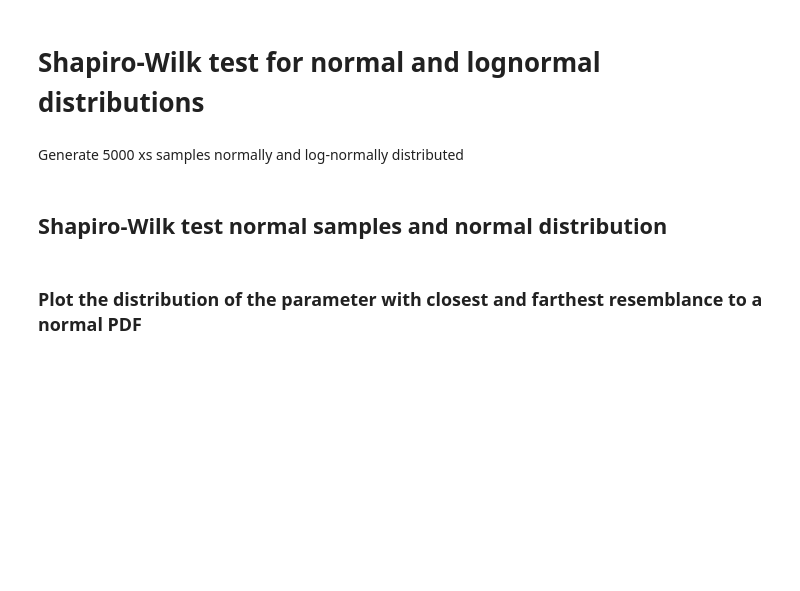
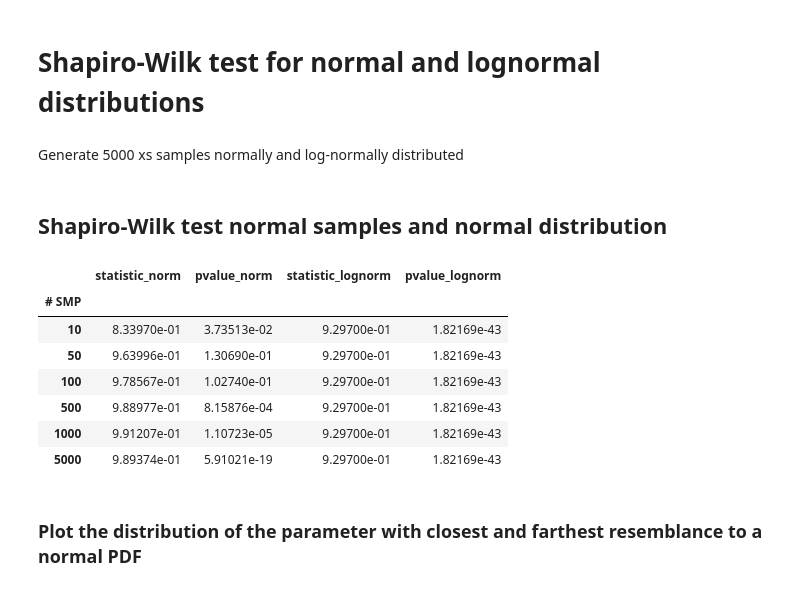
Before and after one commit to luca-fiorito-11/sandy, a Jupyter notebook: notebooks/notebook_shapiro.ipynb, the cells around one changed output. Cells and saved outputs as stored; diff of their text form; code cells hidden in the pictures; blank space fills up the shorter version.

```diff
--- a/notebooks/notebook_shapiro.ipynb
+++ b/notebooks/notebook_shapiro.ipynb
@@ -26,17 +38,26 @@ smp_lognorm = tape.get_perturbations(nsmp, njoy_kws=njoy_kws, smp_kws=dict(seed3
 # %%
 stat_norm = []
 stat_lognorm = []
 for n in [10, 50, 100, 500, 1000, 5000]:
-    df = smp_norm.test_shapiro(pdf="normal", size=n)
+    df = test_shapiro(smp_norm, pdf="normal", size=n)
     idx = df.statistic.idxmin()
     stat_norm.append(df.loc[idx].rename(n))
 
-    df = smp_norm.test_shapiro(pdf="lognormal", size=n)
+    df = test_shapiro(smp_norm, pdf="lognormal", size=n)
     idx = df.statistic.idxmin()
     stat_lognorm.append(df.loc[idx].rename(n))
 
 opts = dict(left_index=True, right_index=True, suffixes=("_norm", "_lognorm"))
 pd.DataFrame(stat_norm).merge(pd.DataFrame(stat_lognorm), **opts).rename_axis("# SMP")
+# %% [output]
+|  | statistic_norm | pvalue_norm | statistic_lognorm | pvalue_lognorm |
+| # SMP |  |  |  |  |
+| 10 | 8.33970e-01 | 3.73513e-02 | 9.29700e-01 | 1.82169e-43 |
+| 50 | 9.63996e-01 | 1.30690e-01 | 9.29700e-01 | 1.82169e-43 |
+| 100 | 9.78567e-01 | 1.02740e-01 | 9.29700e-01 | 1.82169e-43 |
+| 500 | 9.88977e-01 | 8.15876e-04 | 9.29700e-01 | 1.82169e-43 |
+| 1000 | 9.91207e-01 | 1.10723e-05 | 9.29700e-01 | 1.82169e-43 |
+| 5000 | 9.89374e-01 | 5.91021e-19 | 9.29700e-01 | 1.82169e-43 |
 # %% [markdown]
 ### Plot the distribution of the parameter with closest and farthest resemblance to a normal PDF
 # %%
```
Also changed, not shown: parts of 5 cells of this notebook.
